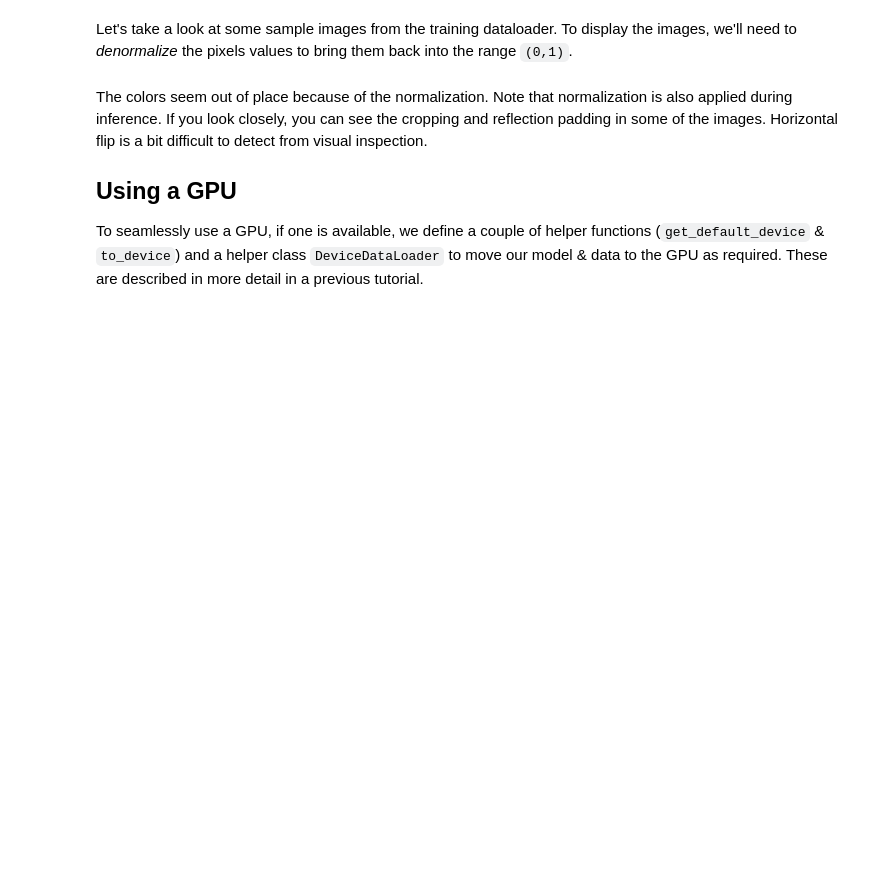
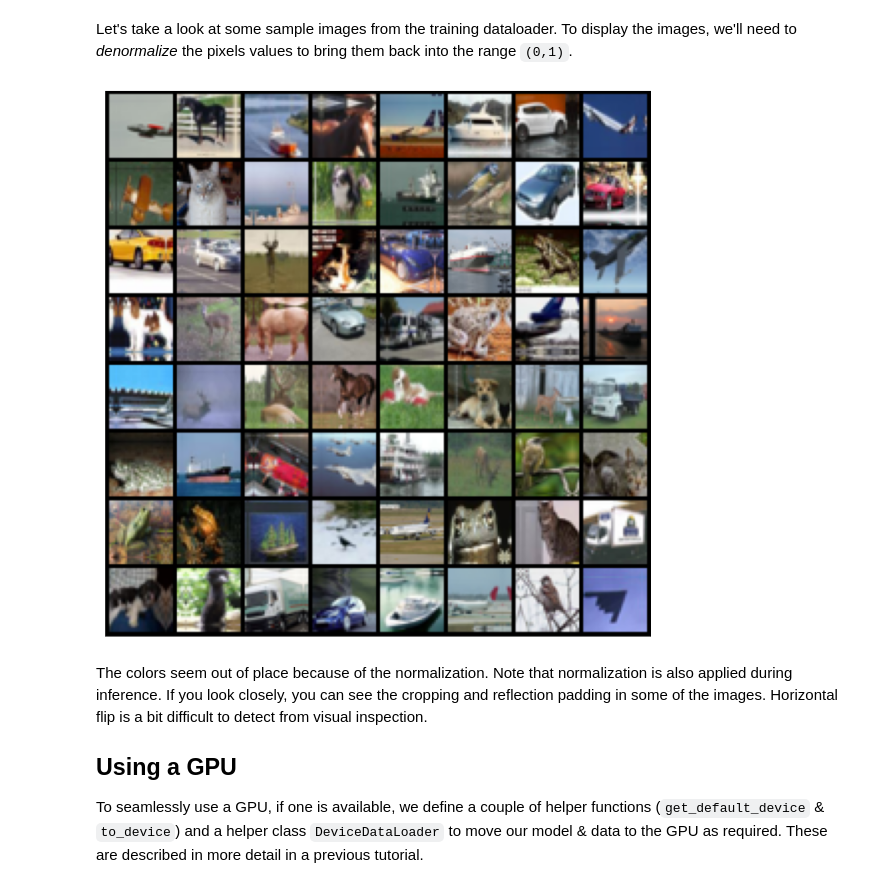
Before and after one commit to romainducrocq/moocs, a Jupyter notebook: freecodecamp/Pytorch_For_Deep_Learning/06-cifar10-resnet/06-cifar10-resnet.ipynb, the cells around one changed output. Drawn from its saved outputs; the diff is of its cells as text; code cells hidden in the pictures; blank space fills up the shorter version.

Commit message:
dqn games 500, pytorch for deep learning, 6

```diff
--- a/freecodecamp/Pytorch_For_Deep_Learning/06-cifar10-resnet/06-cifar10-resnet.ipynb
+++ b/freecodecamp/Pytorch_For_Deep_Learning/06-cifar10-resnet/06-cifar10-resnet.ipynb
@@ -61,7 +116,35 @@ We can create training and validation datasets using the `ImageFolder` class fro
+# %%
+# Pytorch datasets
+train_ds = ImageFolder(data_dir + '/train', train_tfms)
+valid_ds = ImageFolder(data_dir + '/test', valid_tfms)
 # %% [markdown]
 Next, we can create data loaders for retrieving images in batches. We'll use a relatively large batch size of 500 to utlize a larger portion of the GPU RAM. You can try reducing the batch size & restarting the kernel if you face an "out of memory" error.
+# %%
+batch_size = 400
+# %%
+# Pytorch data loaders
+train_dl = DataLoader(train_ds, batch_size, shuffle=True, num_workers=3, pin_memory=True)
+valid_dl = DataLoader(valid_ds, batch_size*2, num_workers=3, pin_memory=True)
 # %% [markdown]
 Let's take a look at some sample images from the training dataloader. To display the images, we'll need to _denormalize_ the pixels values to bring them back into the range `(0,1)`.
+# %%
+def denormalize(images, means, stds):
+  means = torch.tensor(means).reshape(1, 3, 1, 1)
+  stds = torch.tensor(stds).reshape(1, 3, 1, 1)
+  return images * stds + means
+
+def show_batch(dl):
+  for images, labels in dl:
+    fig, ax = plt.subplots(figsize=(12, 12))
+    ax.set_xticks([])
+    ax.set_yticks([])
+    denorm_images = denormalize(images, *stats)
+    ax.imshow(make_grid(denorm_images[:64], nrow=8).permute(1, 2, 0).clamp(0, 1))
+    break
+# %%
+show_batch(train_dl)
+# %% [output]
+[figure, added]
 # %% [markdown]
 The colors seem out of place because of the normalization. Note that normalization is also applied during inference. If you look closely, you can see the cropping and reflection padding in some of the images. Horizontal flip is a bit difficult to detect from visual inspection.
 
```
Also changed, not shown: parts of 31 cells of this notebook, 4 other files.
